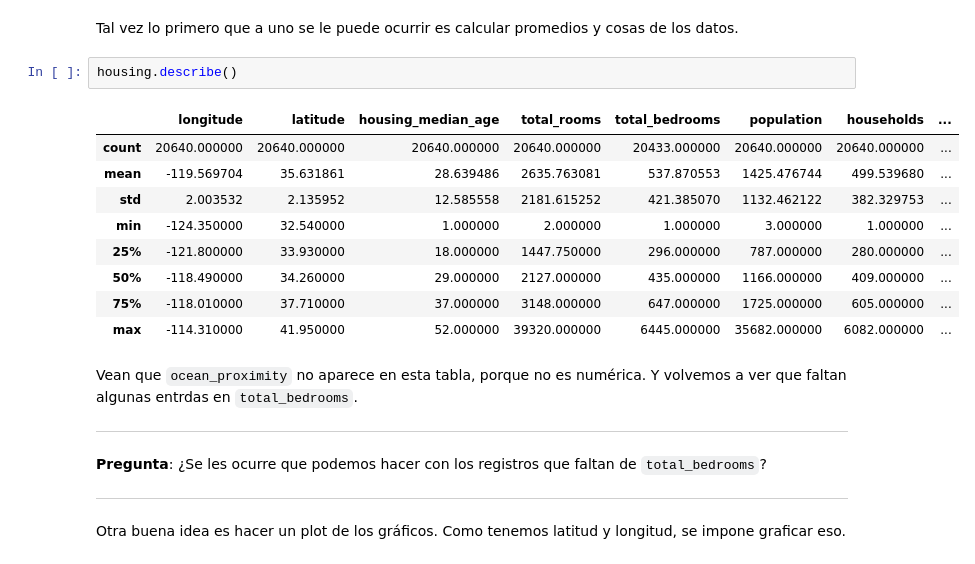
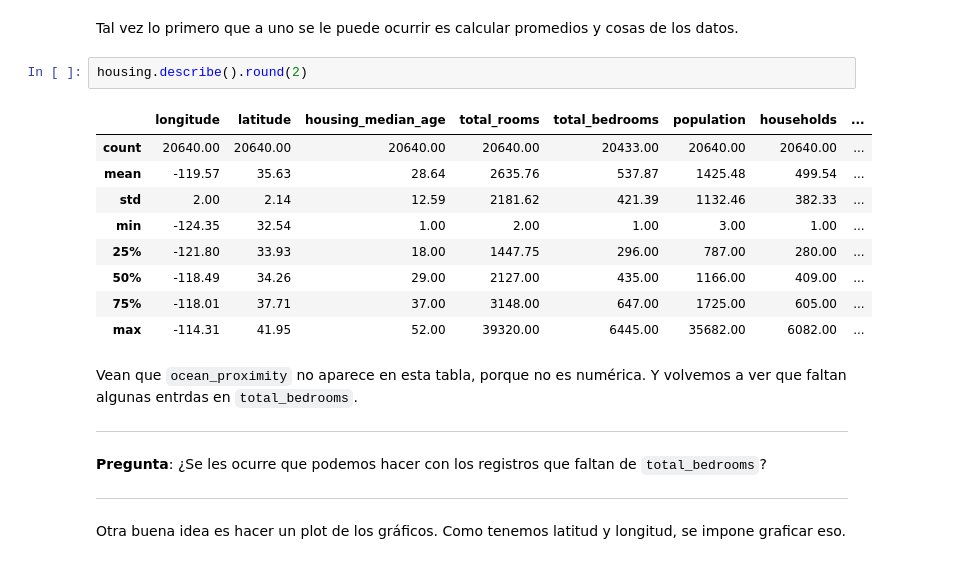
Before and after one commit to JavierGold/ML_UNSAM-2-2020, a Jupyter notebook: 01_Intro.ipynb, the cells around one changed output. Drawn from its saved outputs; the diff is of its cells as text.

```diff
--- a/01_Intro.ipynb
+++ b/01_Intro.ipynb
@@ -193,17 +187,17 @@ Una vez que tenemos una idea clara de los objetivos, lo primero que tenemos que
 # %% [markdown]
 Tal vez lo primero que a uno se le puede ocurrir es calcular promedios y cosas de los datos.
 # %%
-housing.describe()
+housing.describe().round(2)
 # %% [output]
 |  | longitude | latitude | housing_median_age | total_rooms | total_bedrooms | population | households | ... |
-| count | 20640.000000 | 20640.000000 | 20640.000000 | 20640.000000 | 20433.000000 | 20640.000000 | 20640.000000 | ... |
-| mean | -119.569704 | 35.631861 | 28.639486 | 2635.763081 | 537.870553 | 1425.476744 | 499.539680 | ... |
-| std | 2.003532 | 2.135952 | 12.585558 | 2181.615252 | 421.385070 | 1132.462122 | 382.329753 | ... |
-| min | -124.350000 | 32.540000 | 1.000000 | 2.000000 | 1.000000 | 3.000000 | 1.000000 | ... |
-| 25% | -121.800000 | 33.930000 | 18.000000 | 1447.750000 | 296.000000 | 787.000000 | 280.000000 | ... |
-| 50% | -118.490000 | 34.260000 | 29.000000 | 2127.000000 | 435.000000 | 1166.000000 | 409.000000 | ... |
-| 75% | -118.010000 | 37.710000 | 37.000000 | 3148.000000 | 647.000000 | 1725.000000 | 605.000000 | ... |
-| max | -114.310000 | 41.950000 | 52.000000 | 39320.000000 | 6445.000000 | 35682.000000 | 6082.000000 | ... |
+| count | 20640.00 | 20640.00 | 20640.00 | 20640.00 | 20433.00 | 20640.00 | 20640.00 | ... |
+| mean | -119.57 | 35.63 | 28.64 | 2635.76 | 537.87 | 1425.48 | 499.54 | ... |
+| std | 2.00 | 2.14 | 12.59 | 2181.62 | 421.39 | 1132.46 | 382.33 | ... |
+| min | -124.35 | 32.54 | 1.00 | 2.00 | 1.00 | 3.00 | 1.00 | ... |
+| 25% | -121.80 | 33.93 | 18.00 | 1447.75 | 296.00 | 787.00 | 280.00 | ... |
+| 50% | -118.49 | 34.26 | 29.00 | 2127.00 | 435.00 | 1166.00 | 409.00 | ... |
+| 75% | -118.01 | 37.71 | 37.00 | 3148.00 | 647.00 | 1725.00 | 605.00 | ... |
+| max | -114.31 | 41.95 | 52.00 | 39320.00 | 6445.00 | 35682.00 | 6082.00 | ... |
 # %% [markdown]
 Vean que `ocean_proximity` no aparece en esta tabla, porque no es numérica. Y volvemos a ver que faltan algunas entrdas en `total_bedrooms`.
 
```
Also changed, not shown: parts of 13 cells of this notebook.
